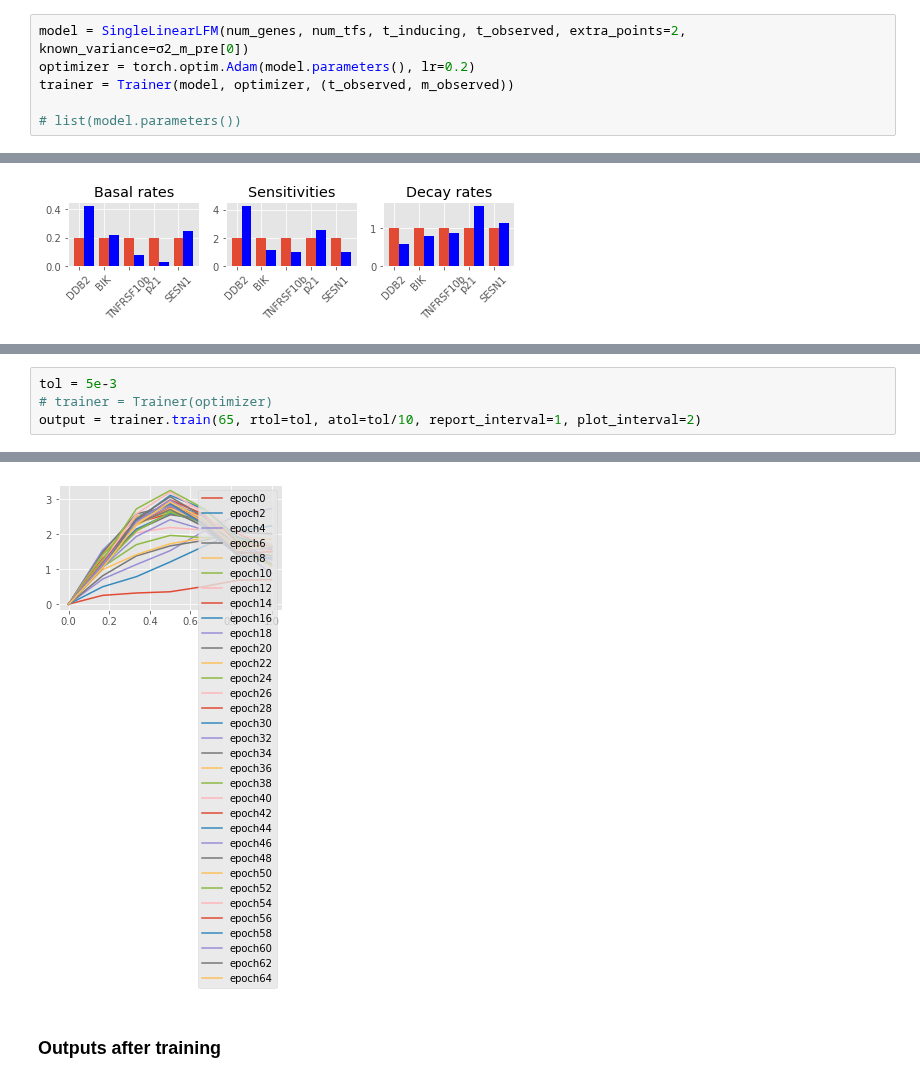
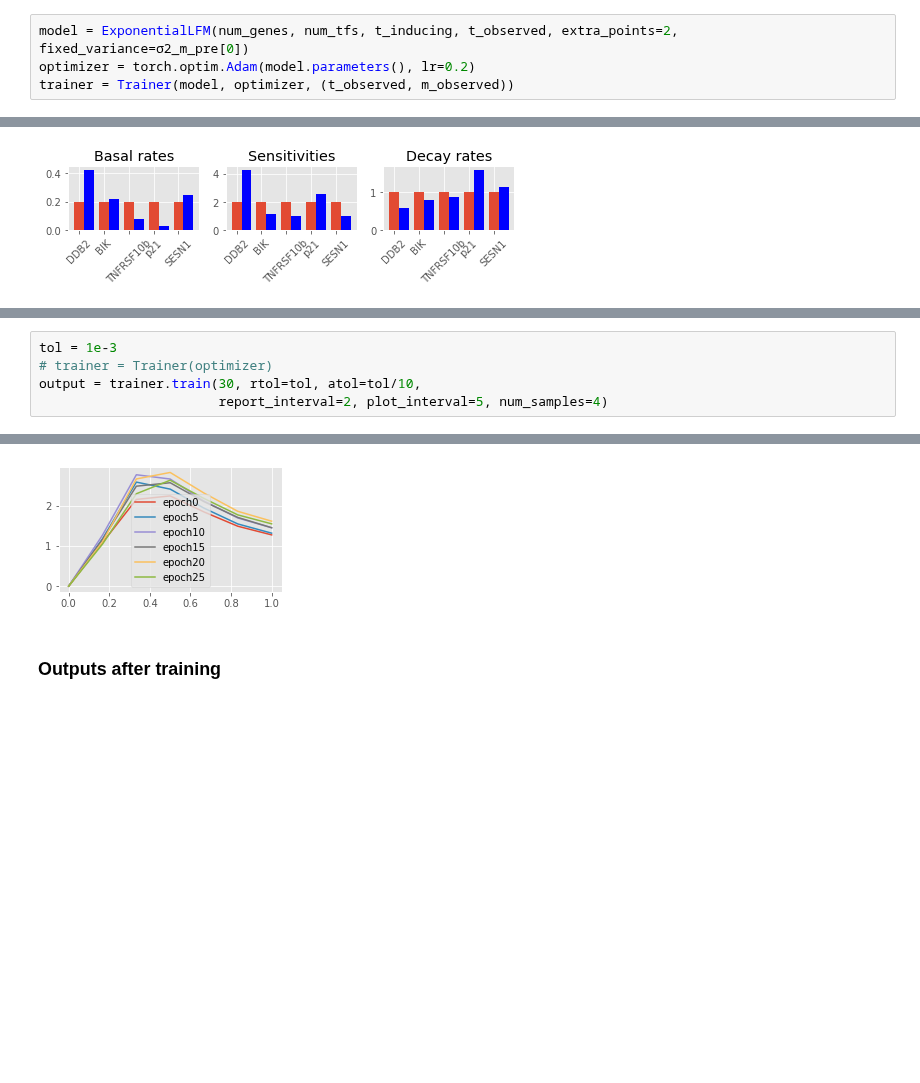
Before and after one commit to mossjacob/alfi, a Jupyter notebook: reggae/examples/variational.ipynb, the cells around one changed output, grey strips where cells are left out. Drawn from its saved outputs; the diff is of its cells as text; blank space fills up the shorter version.

```diff
--- a/reggae/examples/variational.ipynb
+++ b/reggae/examples/variational.ipynb
@@ -54,11 +54,9 @@ def plot_genes(rtol=1e-4, atol=1e-6):
         plt.plot(t_predict, torch.squeeze(outputs[i]).detach())
         plt.scatter(t_observed, m_observed[i])
 # %%
-model = SingleLinearLFM(num_genes, num_tfs, t_inducing, t_observed, extra_points=2, known_variance=σ2_m_pre[0])
+model = ExponentialLFM(num_genes, num_tfs, t_inducing, t_observed, extra_points=2, fixed_variance=σ2_m_pre[0])
 optimizer = torch.optim.Adam(model.parameters(), lr=0.2)
 trainer = Trainer(model, optimizer, (t_observed, m_observed))
-
-# list(model.parameters())
 # %% [markdown]
 ### Outputs prior to training:
 # %%
@@ -76,5 +74,6 @@ torch.Size([5, 80])
 # %%
-tol = 5e-3
+tol = 1e-3
 # trainer = Trainer(optimizer)
-output = trainer.train(65, rtol=tol, atol=tol/10, report_interval=1, plot_interval=2)
+output = trainer.train(30, rtol=tol, atol=tol/10,
+                       report_interval=2, plot_interval=5, num_samples=4)
 # %% [output]
@@ -98,4 +95,4 @@ Epoch 65/65 - Loss: 151.90 (134.57 17.33) b: 1.59 d 1.19 s: 2.70 λ: 0.123
-[figure, old version]
+[figure, new version]
 # %% [markdown]
 ### Outputs after training
 # %%
```
Also changed, not shown: parts of 7 cells of this notebook, 4 other files.
